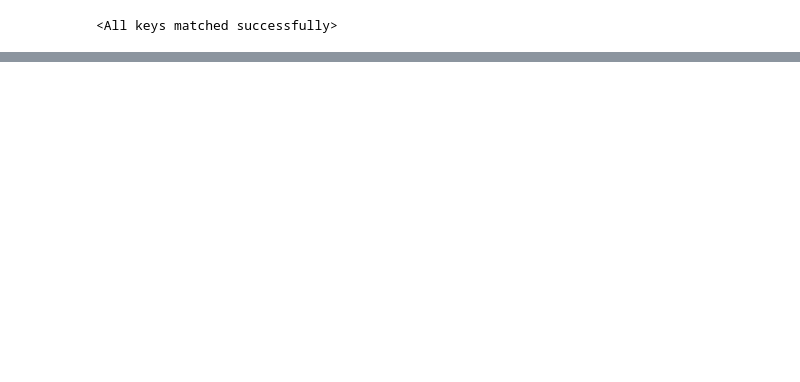
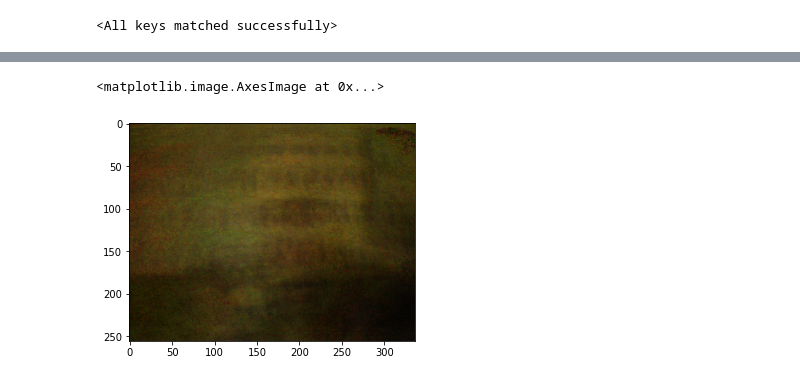
Before and after one commit to SkyLionx/evit, a Jupyter notebook: dataset.ipynb, the cells around one changed output, grey strips where cells are left out. Saved outputs shown, nothing was run; the diff lists cells and outputs as text; code cells hidden in the pictures; blank space fills up the shorter version.

```diff
--- a/dataset.ipynb
+++ b/dataset.ipynb
@@ -231,7 +218,11 @@ for batch in dataset_generator_from_batches(batches_path):
 ## PyTorch Dataset and DataLoader
 # %%
 from dataset import CEDDataset, ConcatBatchSampler
-datasets_names = ["simple_color_keyboard_2", "simple_jenga_destroy", "simple_carpet"]
+datasets_names = [
+    "simple_color_keyboard_2",
+    "simple_jenga_destroy",
+    "simple_carpet"
+]
 
 dataset_path = (
     r"E:\Cartelle Personali\Fabrizio\Universita\Magistrale\Tesi\03 - Dataset\CED_simple"
@@ -244,7 +235,7 @@ concat_ds = torch.utils.data.ConcatDataset(datasets)
 samplers = [torch.utils.data.RandomSampler(ds) for ds in datasets]
 sampler = ConcatBatchSampler(samplers=samplers, batch_size=64, drop_last=False)
 train_dataloader = torch.utils.data.DataLoader(
-    concat_ds, batch_sampler=sampler, num_workers=0
+    concat_ds, batch_sampler=sampler, num_workers=0,
 )
 # %% [markdown]
 # UNet AutoEncoder Model
@@ -345,3 +251,12 @@ for epoch in range(n_epochs):
+# %%
+from train import train_unet
+
+device = "cuda" if torch.cuda.is_available() else "cpu"
+print("Using device:", device)
+
+model = EventsToImagesUNet(input_channels).to(device)
+n_epochs = 10
+train_unet(model, device, train_dataloader, n_epochs)
 # %%
 torch.save(model.state_dict(), "model_thesis.pt")
 # %%
@@ -387,11 +302,12 @@ save_video_tensors("generated_video.mp4", imgs, 336, 256, 30)
 from models import TransformerModel
 input_shape = (336, 256, 3)
 
-encoding_size = 256
-heads = 8
-layers_number = 3
+encoding_size = 512
+heads = 4
+layers_number = 2
 
 device = "cuda" if torch.cuda.is_available() else "cpu"
+# device = "cpu"
 model = TransformerModel(input_shape, encoding_size, heads, layers_number).to(device)
 # %% [markdown]
 ## Model Training
@@ -448,0 +314,5 @@ Epoch 1/15 Step 1/30 Loss: 0.00000
+# %%
+from train import train_transformer
+
+n_epochs = 2
+train_transformer(model, device, train_dataloader, n_epochs)
@@ -491,7 +368,12 @@ out.release()
 # %%
 model.eval()
-(in_img, ev), out_img = next(iter(train_dataloader))
+# (in_img, ev), out_img = next(iter(train_dataloader))
+(in_img, ev), out_img = next(iter(datasets[-0]))
+ev = torch.tensor(ev.reshape(1, 10, 256, 336))
 random_tensor = torch.tensor(np.random.rand(1, 10, 256, 336).astype(np.float32))
-# out = model(ev[:1])
-out = model(random_tensor)
-plt.imshow(np.einsum("chw -> hwc", out[0].detach().numpy()))
+# out = model(ev[:1].to(device))
+out = model(random_tensor.to(device))
+plt.imshow(np.einsum("chw -> hwc", out[0].detach().cpu().numpy()))
+# %% [output]
+<matplotlib.image.AxesImage at 0x...>
+[figure, added]
```
Also changed, not shown: parts of 11 cells of this notebook.
